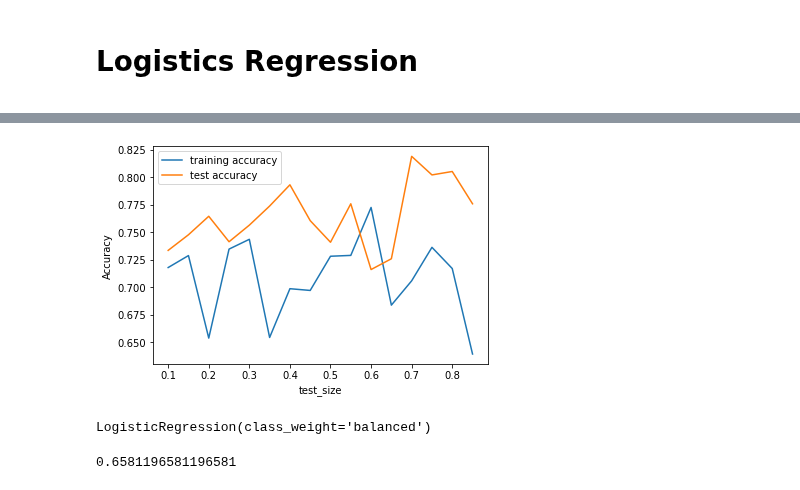
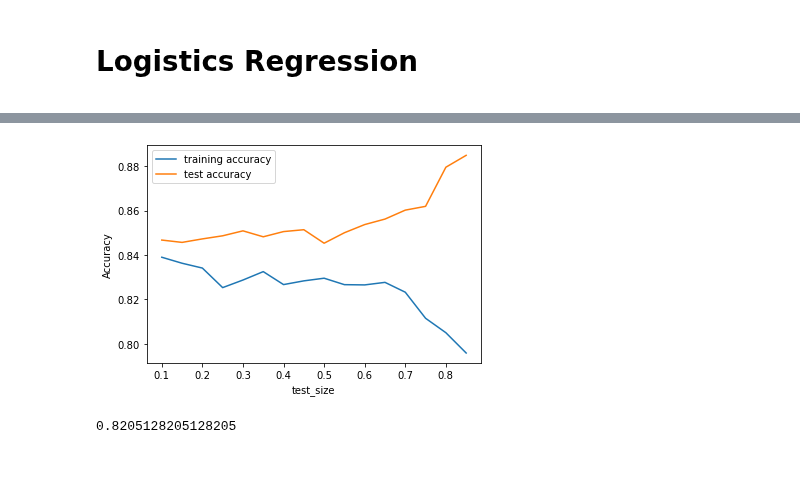
Before and after one commit to nikshingadiya/jupyter, a Jupyter notebook: Machine Learning/Knn/consumers_buy_or_not.ipynb, the cells around one changed output, grey strips where cells are left out. Cells and saved outputs as stored; diff of their text form; code cells hidden in the pictures.

```diff
--- a/Machine Learning/Knn/consumers_buy_or_not.ipynb
+++ b/Machine Learning/Knn/consumers_buy_or_not.ipynb
@@ -409,2 +337,3 @@ plt.show()
 # %%
-X_train,X_test,y_train,y_test=train_test_split(X,y,test_size=0.25)
+#split data
+X_train,X_test,y_train,y_test=train_test_split(X,y,test_size=0.30)
@@ -505,6 +456,0 @@ Maximum wait time 35
-# %%
-l4=basic_f1[:]
-basic_f1.append('Age')
-l4.append('Age')
-l4.append('Output')
-basic_f1
@@ -639,8 +523,8 @@ for i in test_size:
 
         X_train, X_test, y_train, y_test = train_test_split(X, y, test_size = i)
         knn.fit(X_train, y_train)
-        training_accuracy.append(knn.score(X_test, y_test))
-        test_accuracy.append(knn.score(X_train, y_train))
+        training_accuracy.append(knn.score(X_train,y_train))
+        test_accuracy.append(knn.score(X_test,y_test))
 
 
 
@@ -715 +619,7 @@ from sklearn.linear_model import LogisticRegression
+# %%
+# Now we need to use some domain knowlegde for selecting feature
+'''Group 1: {'Ease and convenient','Easy Payment option'}
+   Group 2 :{'Order Time','Time saving','Delay of delivery person picking up food','Maximum wait time'}'''
+f_feature=['Ease and convenient','Self Cooking','Maximum wait time','More restaurant choices',
+ 'Unaffordable','More Offers and Discount','Good Food quality','Good Tracking system','Age','Bad past experience']
 # %%
@@ -720,36 +644,38 @@ Lg=LogisticRegression()
 # %%
 #
 plt.figure()
 training_accuracy = []
 test_accuracy = []
 # try n_neighbors from 1 to 10
 test_size= numpy.arange(0.1, 0.9,0.05)
-Lg=LogisticRegression(class_weight = 'balanced')
+
 for i in test_size:
+        t_s=[]
+        tn_=[]
+        for j in range(0,50):
+            X_train, X_test, y_train, y_test = train_test_split(X, y, test_size = i)
+            Lg.fit(X_train, y_train)
 
-        X_train, X_test, y_train, y_test = train_test_split(X, y, test_size = i)
-        Lg.fit(X_train, y_train)
-        training_accuracy.append(Lg.score(X_test, y_test))
-        test_accuracy.append(Lg.score(X_train, y_train))
+            t_s.append(Lg.score(X_test,y_test))
+            tn_.append(Lg.score(X_train,y_train))
+        training_accuracy.append(np.mean(t_s))
+        test_accuracy.append(np.mean(tn_))
 
 
 
 plt.plot(test_size,training_accuracy,label="training accuracy")
 plt.plot(test_size,test_accuracy,label="test accuracy")
 plt.ylabel("Accuracy")
 plt.xlabel("test_size")
 plt.legend()
 
 plt.show()
 # %% [output]
-[figure, old version]
+[figure, new version]
 # %%
+#data split into train and test size
 X_train,X_test,y_train,y_test=train_test_split(X,y,test_size=0.3)
+Lg.fit(X_train,y_train)
+Lg.score(X_test,y_test)
+# %% [output]
+0.8205128205128205
-# %%
-Lg.fit(X_train,y_train)
-# %% [output]
-LogisticRegression(class_weight='balanced')
-# %%
-Lg.score(X_test,y_test)
-# %% [output]
-0.6581196581196581
```
Also changed, not shown: parts of 86 cells of this notebook, 2 other files.
